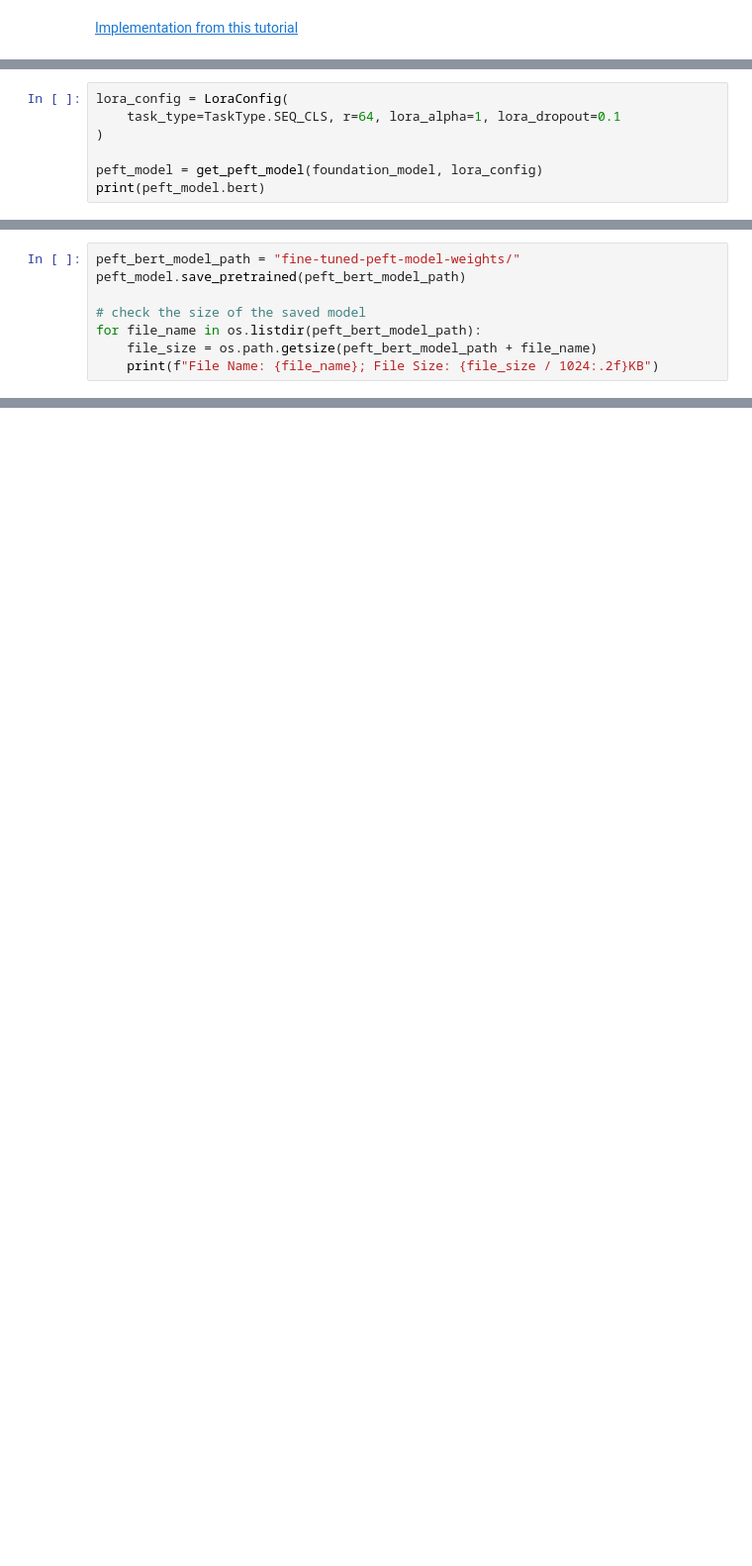
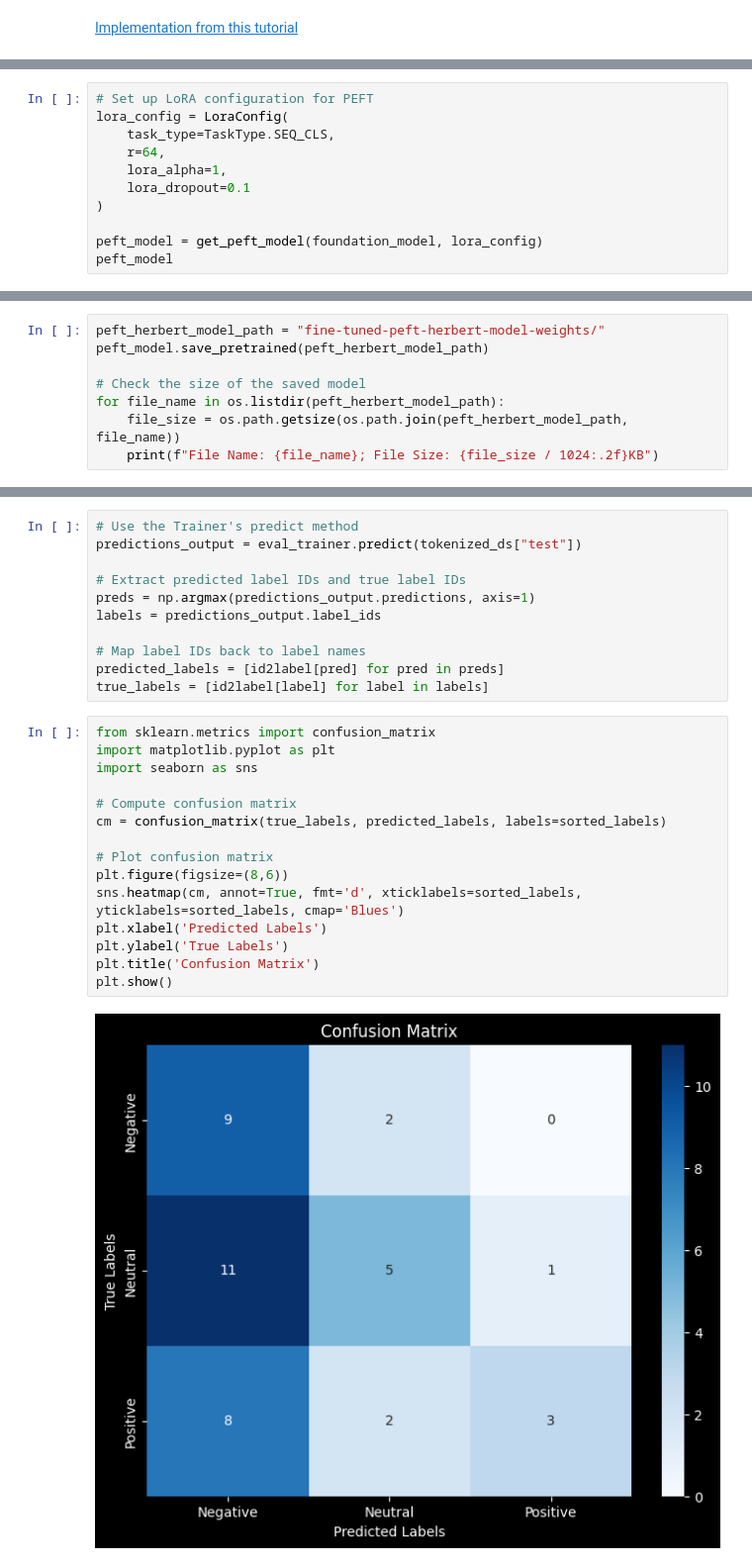
Before and after one commit to pananananas/NLP, a Jupyter notebook: bert/bert_finetining.ipynb, the cells around one changed output, grey strips where cells are left out. Shown: that part at 99% size. Drawn from its saved outputs; the diff is of its cells as text; blank space fills up the shorter version.

Commit message:
bert fine tuning on sequence classification

```diff
--- a/bert/bert_finetining.ipynb
+++ b/bert/bert_finetining.ipynb
@@ -114,8 +212,12 @@ BertForSequenceClassification(
 # %%
+# Set up LoRA configuration for PEFT
 lora_config = LoraConfig(
-    task_type=TaskType.SEQ_CLS, r=64, lora_alpha=1, lora_dropout=0.1
+    task_type=TaskType.SEQ_CLS,
+    r=64,
+    lora_alpha=1,
+    lora_dropout=0.1
 )
 
 peft_model = get_peft_model(foundation_model, lora_config)
-print(peft_model.bert)
+peft_model
 # %% [output]
@@ -216,8 +367,8 @@ KeyboardInterrupt:
 # %%
-peft_bert_model_path = "fine-tuned-peft-model-weights/"
-peft_model.save_pretrained(peft_bert_model_path)
+peft_herbert_model_path = "fine-tuned-peft-herbert-model-weights/"
+peft_model.save_pretrained(peft_herbert_model_path)
 
-# check the size of the saved model
-for file_name in os.listdir(peft_bert_model_path):
-    file_size = os.path.getsize(peft_bert_model_path + file_name)
+# Check the size of the saved model
+for file_name in os.listdir(peft_herbert_model_path):
+    file_size = os.path.getsize(os.path.join(peft_herbert_model_path, file_name))
     print(f"File Name: {file_name}; File Size: {file_size / 1024:.2f}KB")
@@ -238,0 +472,28 @@ print(test_predictions)
+# %%
+# Use the Trainer's predict method
+predictions_output = eval_trainer.predict(tokenized_ds["test"])
+
+# Extract predicted label IDs and true label IDs
+preds = np.argmax(predictions_output.predictions, axis=1)
+labels = predictions_output.label_ids
+
+# Map label IDs back to label names
+predicted_labels = [id2label[pred] for pred in preds]
+true_labels = [id2label[label] for label in labels]
+# %%
+from sklearn.metrics import confusion_matrix
+import matplotlib.pyplot as plt
+import seaborn as sns
+
+# Compute confusion matrix
+cm = confusion_matrix(true_labels, predicted_labels, labels=sorted_labels)
+
+# Plot confusion matrix
+plt.figure(figsize=(8,6))
+sns.heatmap(cm, annot=True, fmt='d', xticklabels=sorted_labels, yticklabels=sorted_labels, cmap='Blues')
+plt.xlabel('Predicted Labels')
+plt.ylabel('True Labels')
+plt.title('Confusion Matrix')
+plt.show()
+# %% [output]
+[figure, added]
```
Also changed, not shown: parts of 34 cells of this notebook, 2 other files.
